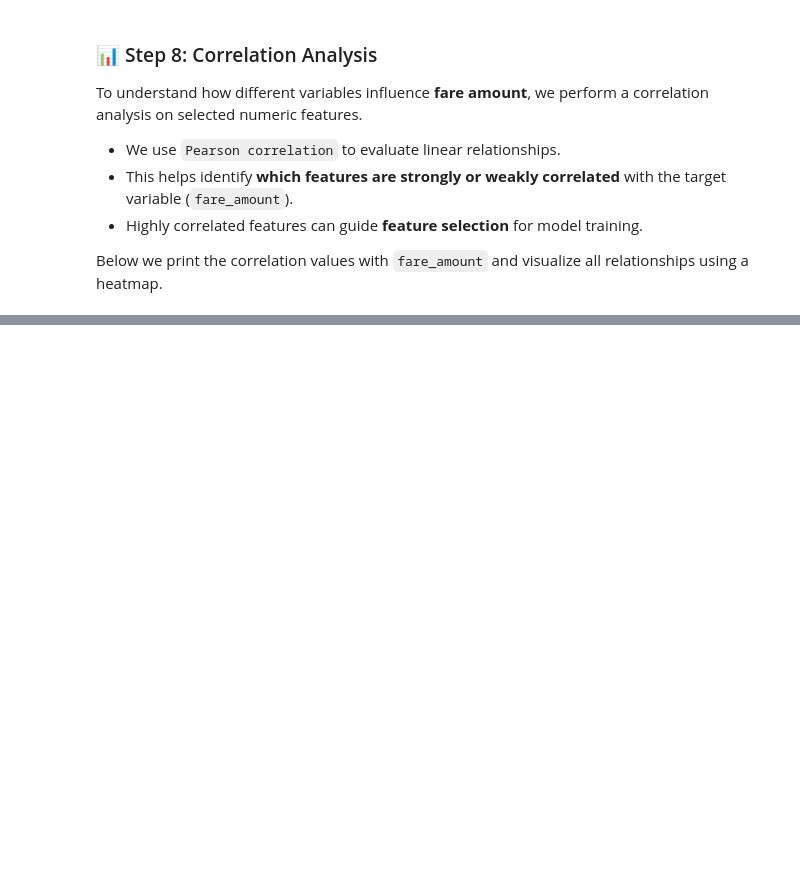
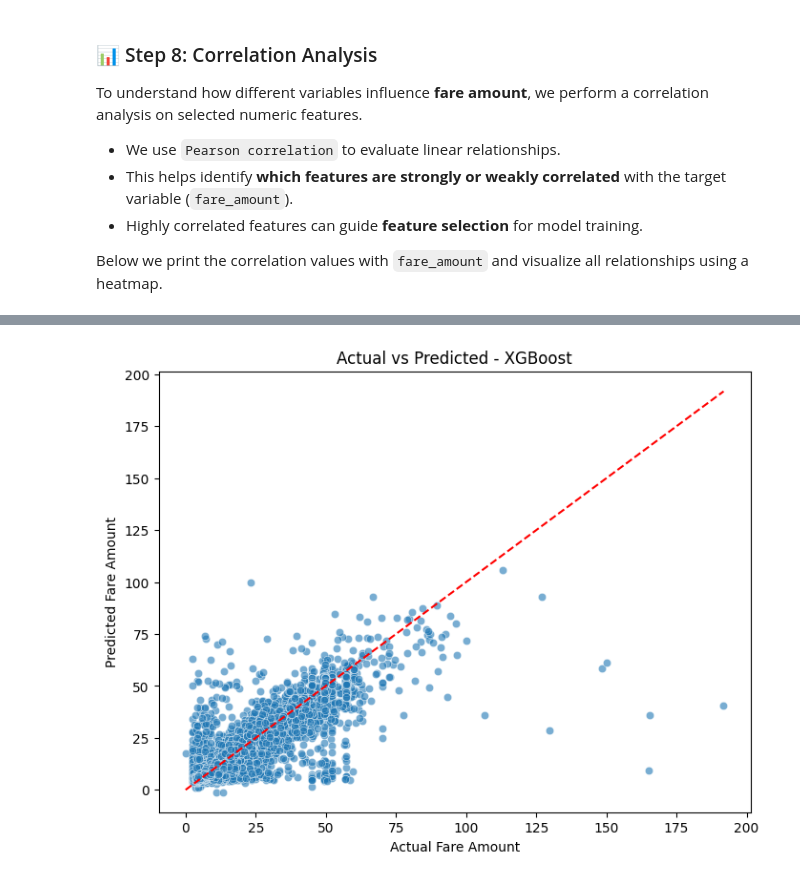
Before and after one commit to Nibras-pendulum/Nibras_Uber_Fare_Price, a Jupyter notebook: Uber_Fares_Prediction.ipynb, the cells around one changed output, grey strips where cells are left out. Drawn from its saved outputs; the diff is of its cells as text; code cells hidden in the pictures; blank space fills up the shorter version.

Commit message:
Kaggle Notebook | Uber_Fares_Prediction.ipynb | Version 2

```diff
--- a/Uber_Fares_Prediction.ipynb
+++ b/Uber_Fares_Prediction.ipynb
@@ -379,0 +469,23 @@ clean_df.to_csv('uber_fares_cleaned.csv', index=False)
+# %%
+# Gradient Boosting
+from sklearn.ensemble import GradientBoostingRegressor
+gb_model = GradientBoostingRegressor(
+    n_estimators=300,
+    learning_rate=0.5,
+    max_depth=3,
+    min_samples_split=2,
+    min_samples_leaf=10,
+    subsample=1.0,
+    max_features=None,
+    random_state=42
+)
+gb_model.fit(X_train, y_train)
+gb_preds = gb_model.predict(X_test)
+gb_mae = mean_absolute_error(y_test, gb_preds)
+gb_rmse = np.sqrt(mean_squared_error(y_test, gb_preds))
+gb_r2 = r2_score(y_test, gb_preds)
+
+print("Gradient Boosting Performance:")
+print(f"  MAE: {gb_mae:.3f}")
+print(f"  RMSE: {gb_rmse:.3f}")
+print(f"  R2 Score: {gb_r2:.3f}\n")
@@ -379,0 +544,13 @@ clean_df.to_csv('uber_fares_cleaned.csv', index=False)
+# %%
+import matplotlib.pyplot as plt
+import seaborn as sns
+
+plt.figure(figsize=(8, 6))
+sns.scatterplot(x=y_test, y=xgb_preds, alpha=0.6)
+plt.xlabel("Actual Fare Amount")
+plt.ylabel("Predicted Fare Amount")
+plt.title("Actual vs Predicted - XGBoost")
+plt.plot([y_test.min(), y_test.max()], [y_test.min(), y_test.max()], 'r--')  # Diagonal line
+plt.show()
+# %% [output]
+[figure, added]
```
Also changed, not shown: parts of 11 cells of this notebook.
